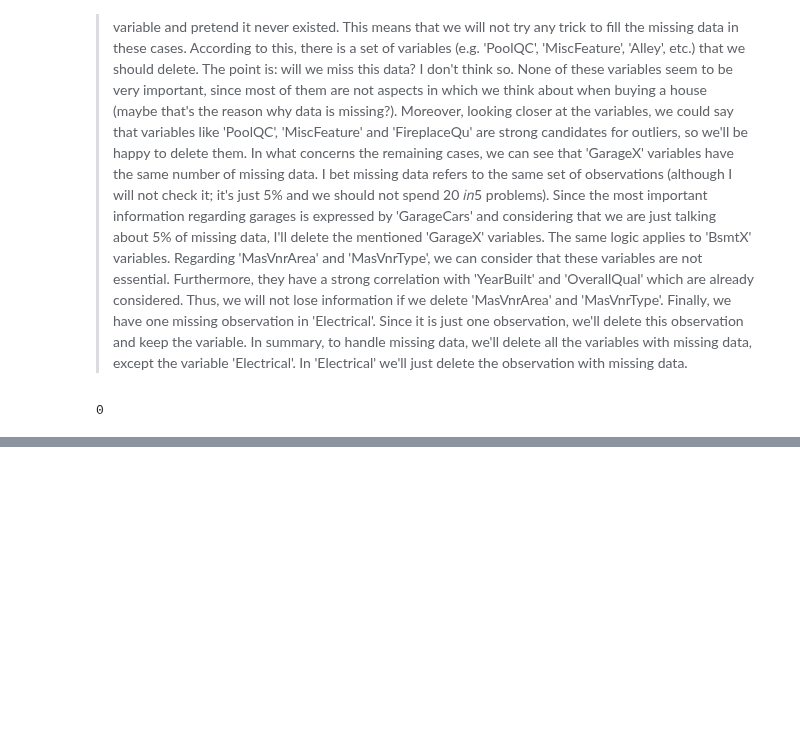
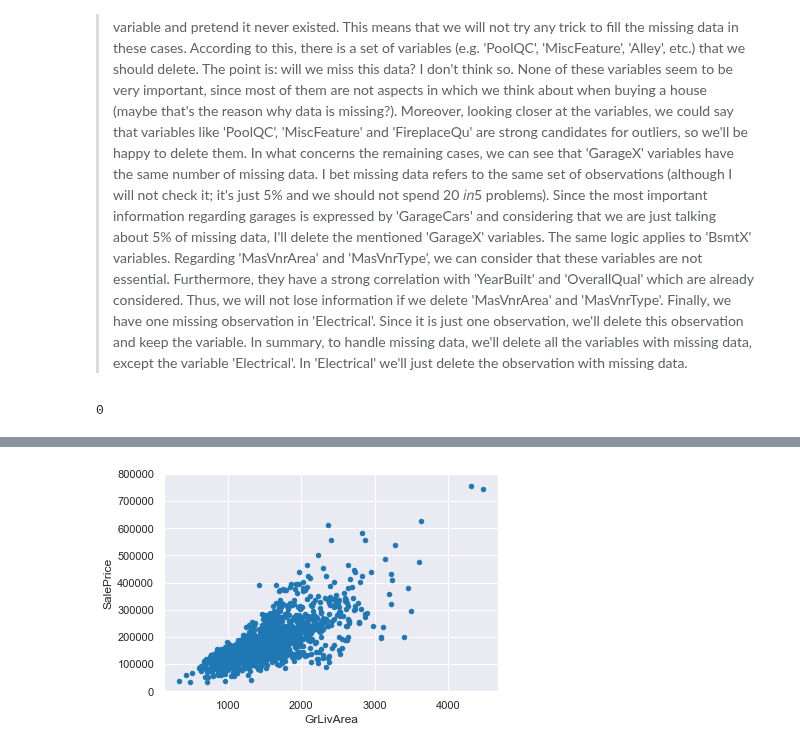
Before and after one commit to fjason2713/my_machine_learning, a Jupyter notebook: Data exploration with Python/data_exploration.ipynb, the cells around one changed output, grey strips where cells are left out. Saved outputs shown, nothing was run; the diff lists cells and outputs as text; code cells hidden in the pictures; blank space fills up the shorter version.

Commit message:
Outliers (1)

```diff
--- a/Data exploration with Python/data_exploration.ipynb
+++ b/Data exploration with Python/data_exploration.ipynb
@@ -293,0 +338,9 @@ They can provide useful info sometimes. Below is some more analysis
+# %%
+# Bivariate analysis: Saleprice against GrLivArea
+# this time instead of seeing the 'trend', read the scatter plot again to look out for outliers
+var = 'GrLivArea'
+data = pd.concat([df_train['SalePrice'], df_train[var]], axis=1)
+data.plot.scatter(x=var, y='SalePrice', ylim=(0, 800000), c=['#1f77b4'])
+plt.show()
+# %% [output]
+[figure, added]
```
Also changed, not shown: parts of 14 cells of this notebook, 1 other file.
